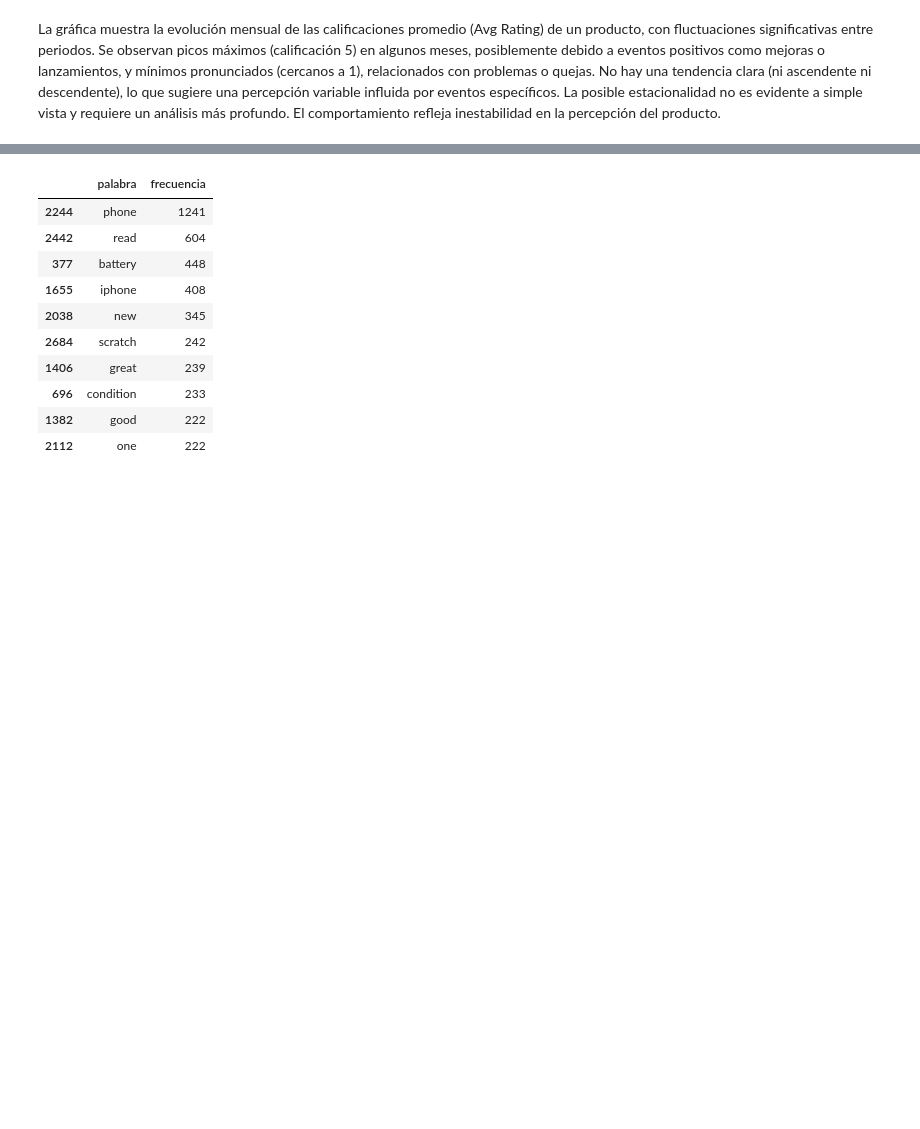
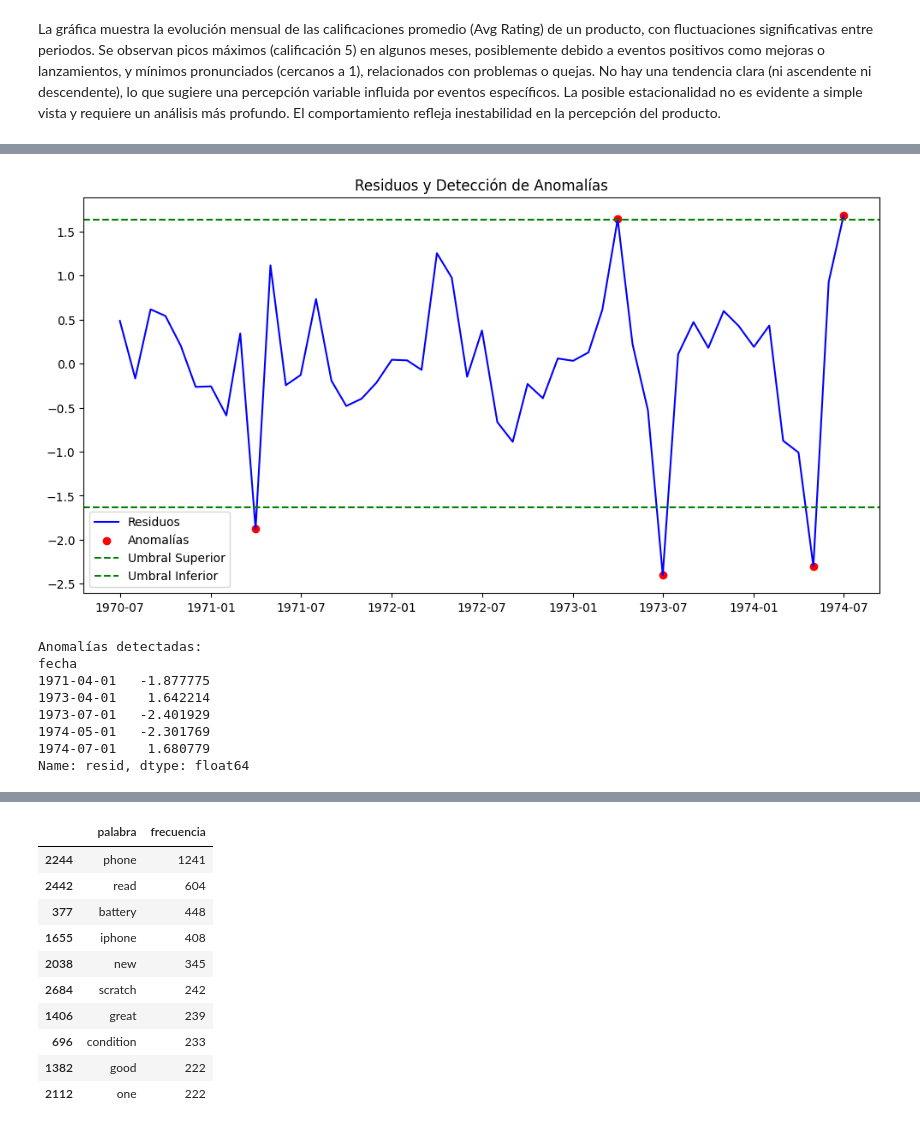
Before and after one commit to HugoFraile7/ProyectoDDCGrupoA, a Jupyter notebook: entrega_3/mineria_preparacion_series.ipynb, the cells around one changed output, grey strips where cells are left out. Drawn from its saved outputs; the diff is of its cells as text; code cells hidden in the pictures; blank space fills up the shorter version.

```diff
--- a/entrega_3/mineria_preparacion_series.ipynb
+++ b/entrega_3/mineria_preparacion_series.ipynb
@@ -164,3 +270,34 @@ Este análisis separa los factores principales que afectan las calificaciones, a
+# %%
+# Extraer los residuos
+residuos = result.resid
+
+# Detectar anomalías (residuos extremos)
+residuos_std = np.std(residuos.dropna())
+anomalías = residuos[(residuos > 2 * residuos_std) | (residuos < -2 * residuos_std)]
+
+# Graficar los residuos y las anomalías
+plt.figure(figsize=(12, 6))
+plt.plot(residuos, label='Residuos', color='blue')
+plt.scatter(anomalías.index, anomalías, color='red', label='Anomalías')
+plt.axhline(2 * residuos_std, color='green', linestyle='--', label='Umbral Superior')
+plt.axhline(-2 * residuos_std, color='green', linestyle='--', label='Umbral Inferior')
+plt.title('Residuos y Detección de Anomalías')
+plt.legend()
+plt.show()
+
+# Mostrar las anomalías detectadas
+print("Anomalías detectadas:")
+print(anomalías)
+# %% [output]
+[figure, added]
+Anomalías detectadas:
+fecha
+1971-04-01   -1.877775
+1973-04-01    1.642214
+1973-07-01   -2.401929
+1974-05-01   -2.301769
+1974-07-01    1.680779
+Name: resid, dtype: float64
 # %%
 data= pd.read_csv(r'../dataprocessed/datos_preprocesados_2.csv')
 data
```
Also changed, not shown: parts of 26 cells of this notebook.
